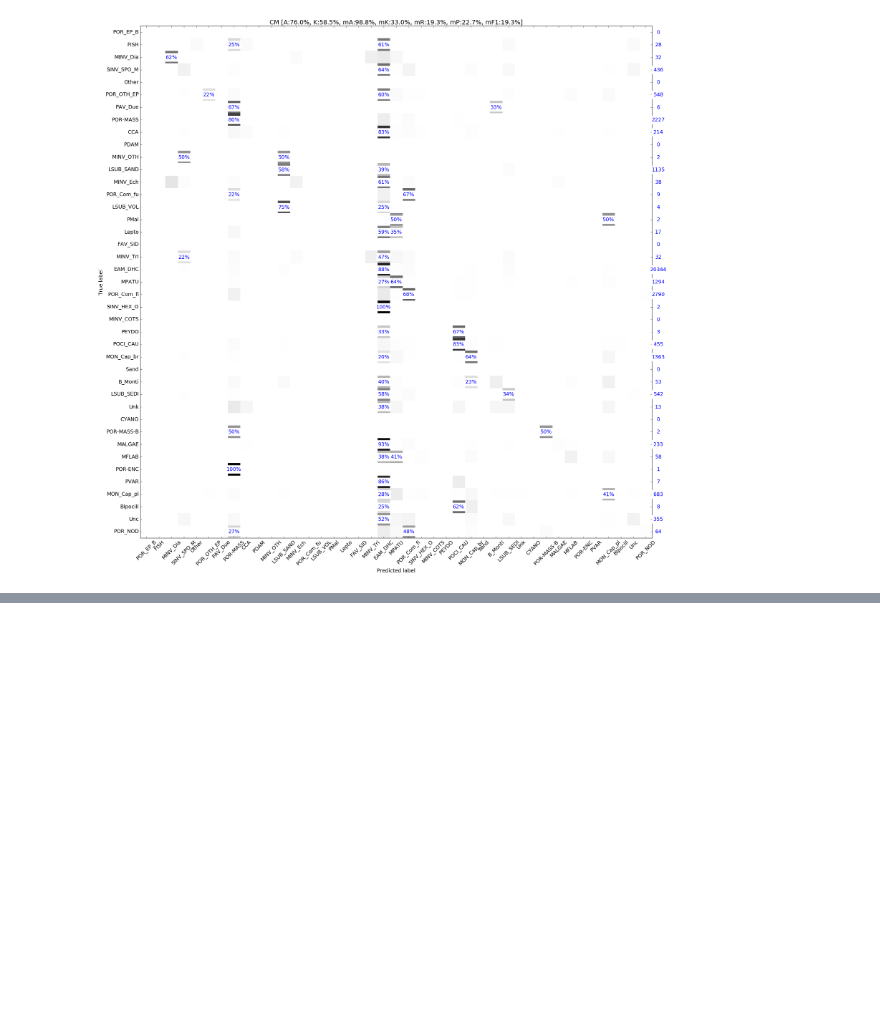
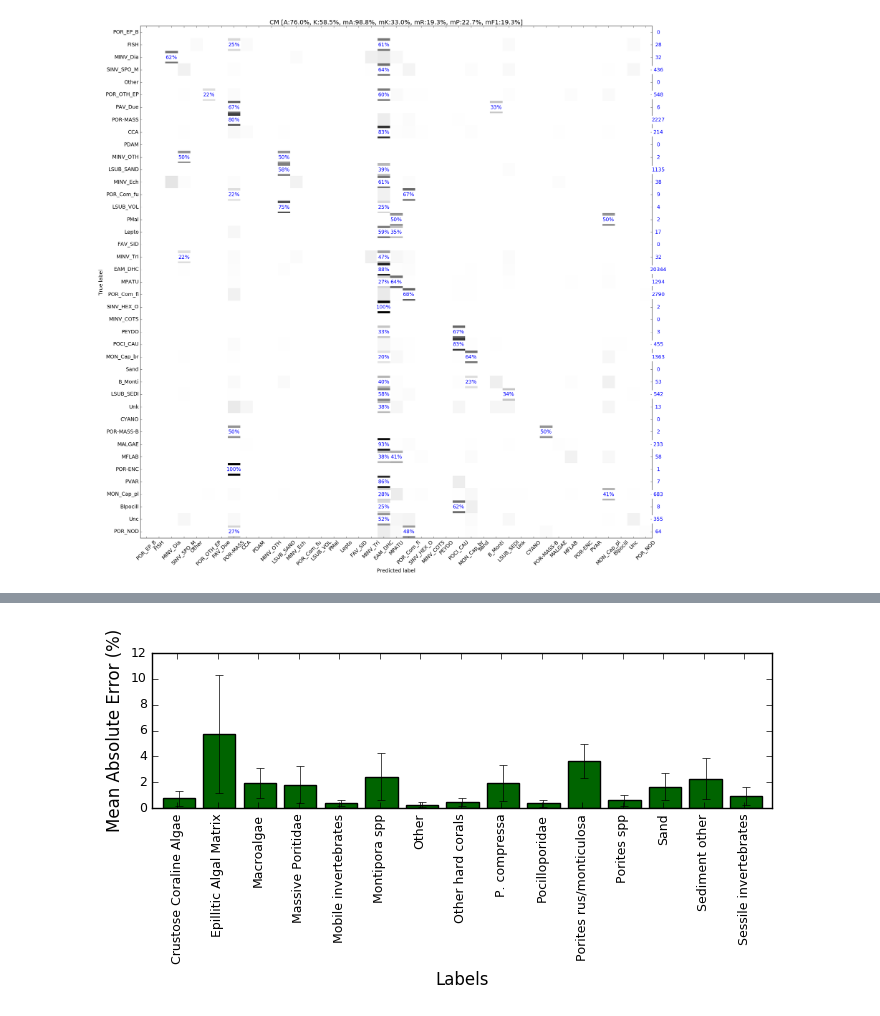
Before and after one commit to mgonzalezrivero/reef_learning, a Jupyter notebook: notebooks/Compared_network_configuration.ipynb, the cells around one changed output, grey strips where cells are left out. Cells and saved outputs as stored; diff of their text form; code cells hidden in the pictures; blank space fills up the shorter version.

```diff
--- a/notebooks/Compared_network_configuration.ipynb
+++ b/notebooks/Compared_network_configuration.ipynb
@@ -242,0 +300,19 @@ display(df)
+# %%
+import reef_learning.toolbox.MAE as MAE
+getVar = lambda searchList, ind: [searchList[i] for i in ind]
+
+#File identifying the images belonging to each sample unit (e.g., transects).
+sample_unit_file='sampleunits.csv'
+
+#File mapping the labelset to a condensed set of labels (see above)
+labelset_map_file='labelset_hawaii.csv'
+
+#Selected Net based on the evalaution of experiments (above)
+selected_net=getVar(loglist, [0])
+
+#folder containing the test images
+Split='test'
+
+MAE.MAE_plot(basedir,region,sample_unit_file, labelset_map_file,selected_net,Split)
+# %% [output]
+[figure, added]
```
Also changed, not shown: parts of 9 cells of this notebook, 11 other files.
